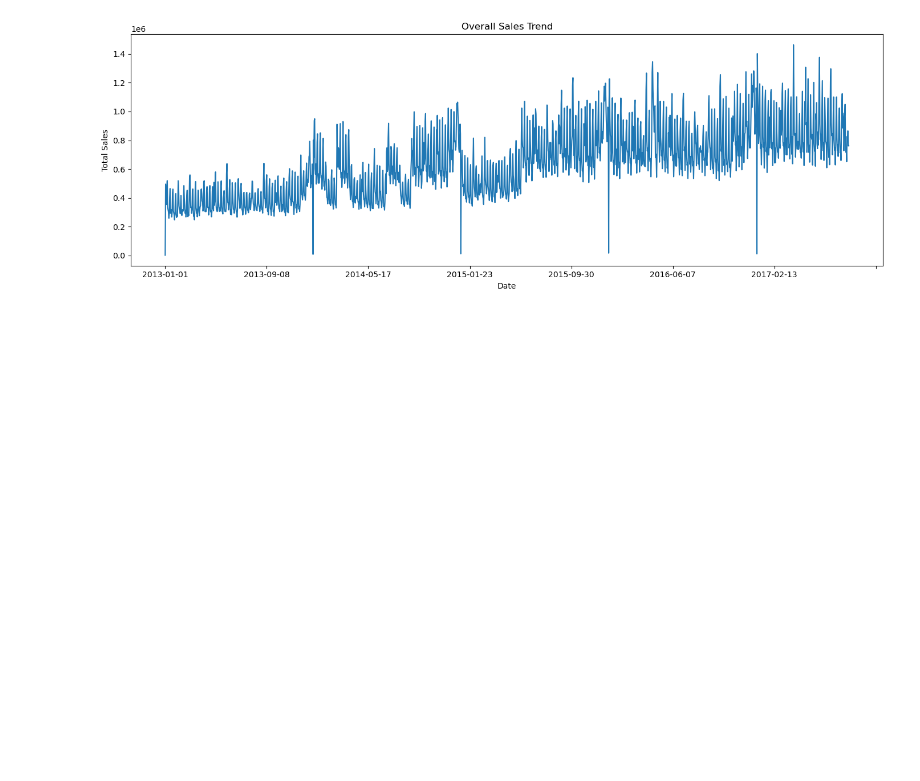
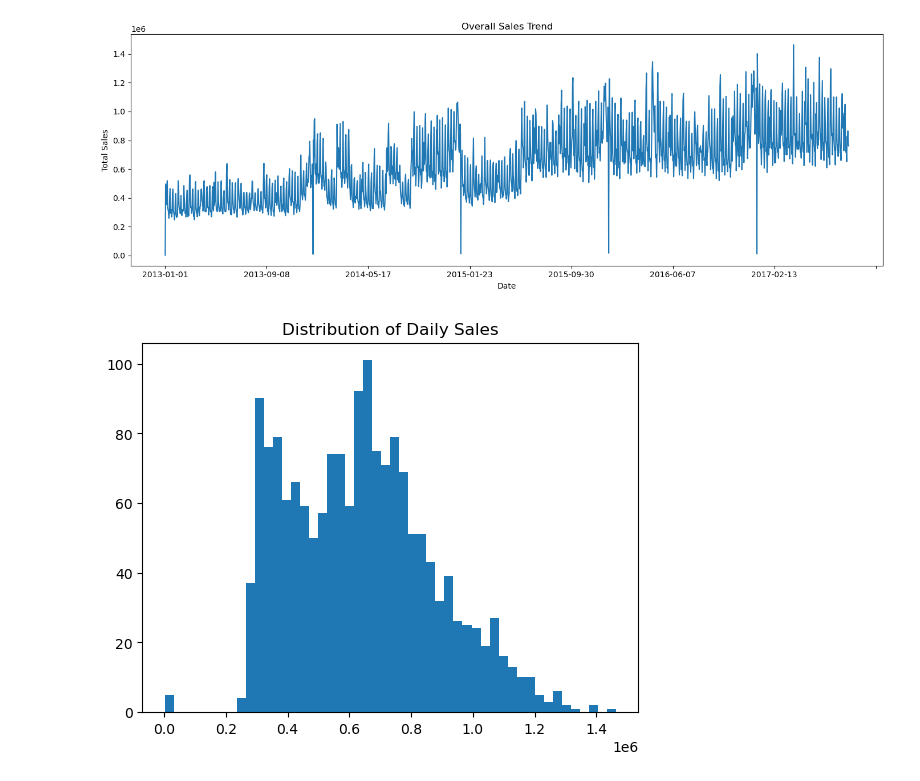
Before and after one commit to tharmpholsri/store-sales-forecasting, a Jupyter notebook: EDA.ipynb, the cells around one changed output. Saved outputs shown, nothing was run; the diff lists cells and outputs as text; code cells hidden in the pictures; blank space fills up the shorter version.

```diff
--- a/EDA.ipynb
+++ b/EDA.ipynb
@@ -163,3 +168,10 @@ plt.tight_layout()
 plt.show()
 # %% [output]
 [figure]
+# %%
+daily = df.groupby("date")["sales"].sum().reset_index()
+plt.hist(daily["sales"], bins=50)
+plt.title("Distribution of Daily Sales")
+plt.show()
+# %% [output]
+[figure, added]
```
Also changed, not shown: parts of 28 cells of this notebook.
